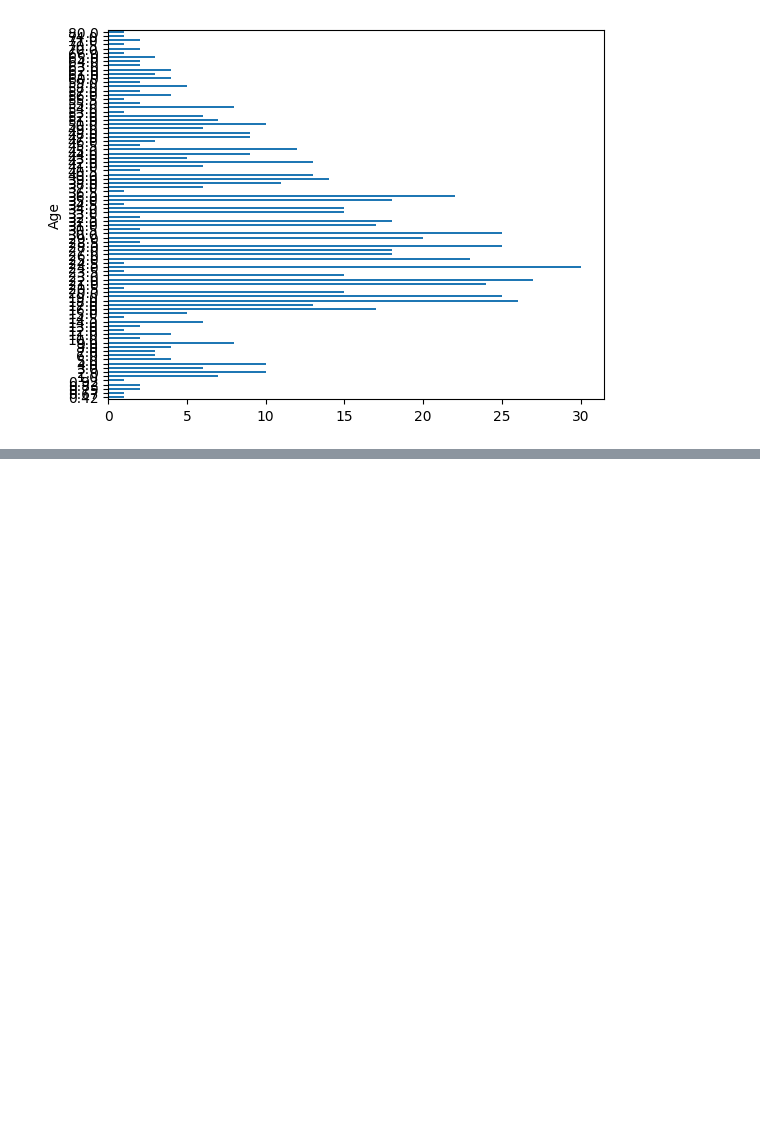
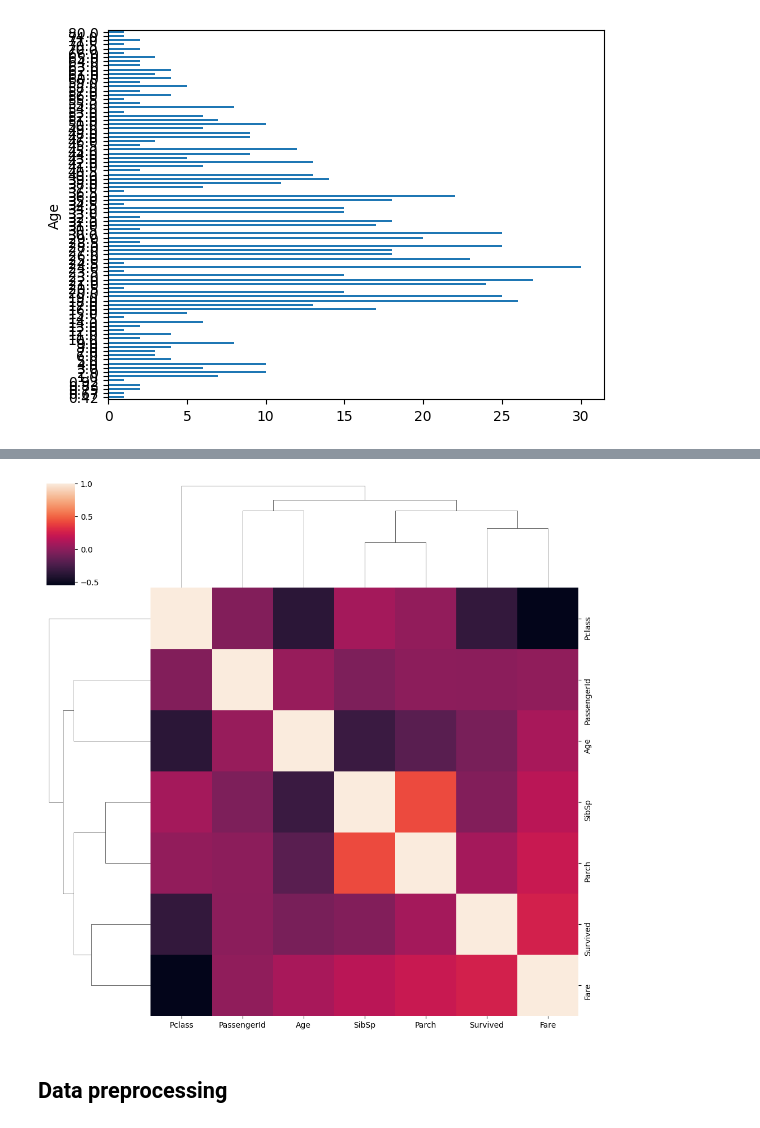
Before and after one commit to SimonLantschner/data-science-ue-ct, a Jupyter notebook: notebooks/02_untitled.ipynb, the cells around one changed output, grey strips where cells are left out. Saved outputs shown, nothing was run; the diff lists cells and outputs as text; code cells hidden in the pictures; blank space fills up the shorter version.

```diff
--- a/notebooks/02_untitled.ipynb
+++ b/notebooks/02_untitled.ipynb
@@ -108,0 +143,7 @@ df["Age"].value_counts().sort_index().plot(kind="barh")
+# %%
+clustermap(df.select_dtypes(include="number").corr())
+plt.savefig("../image/clustermap.png")
+# %% [output]
+[figure, added]
+# %% [markdown]
+## Data preprocessing
```
Also changed, not shown: parts of 14 cells of this notebook, 2 other files.
